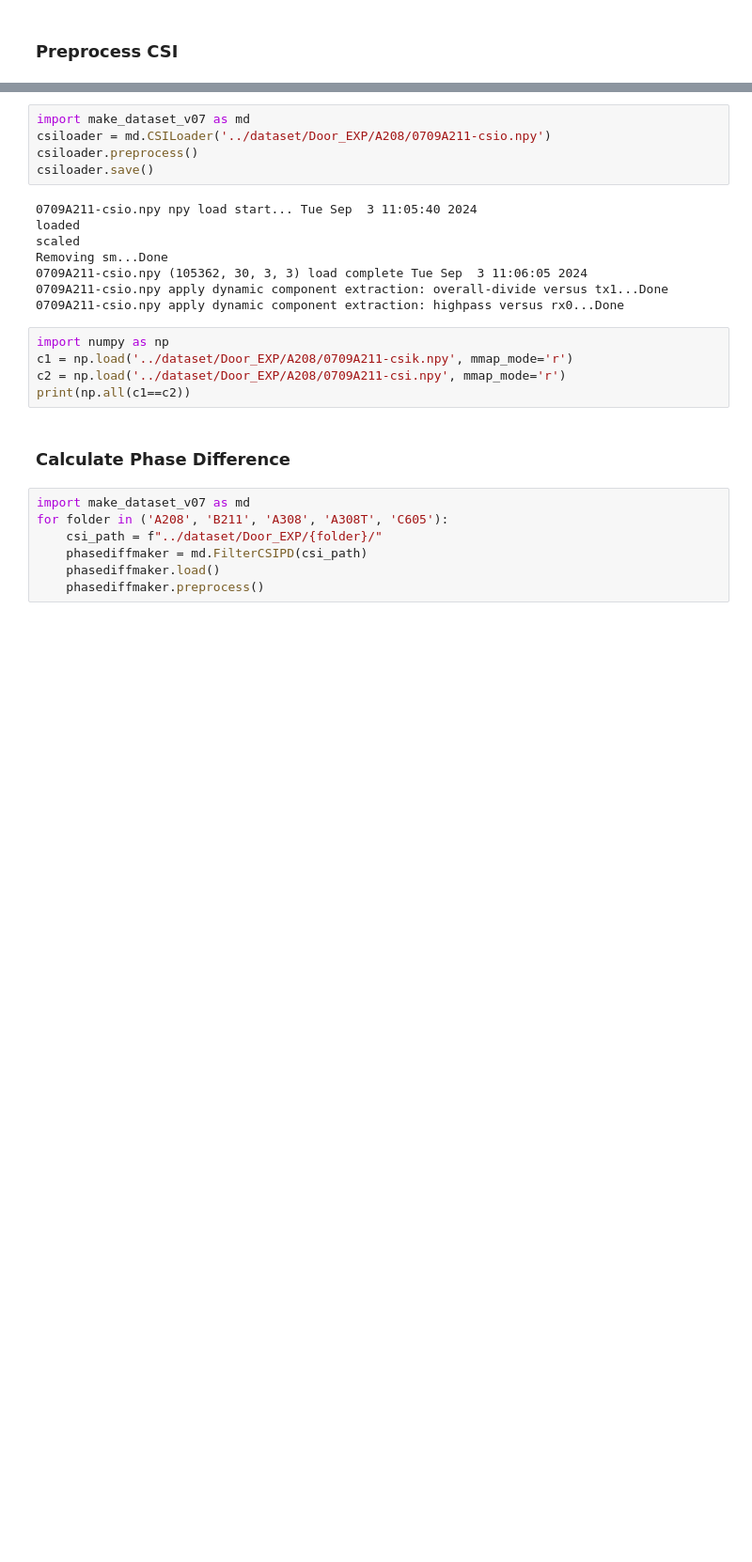
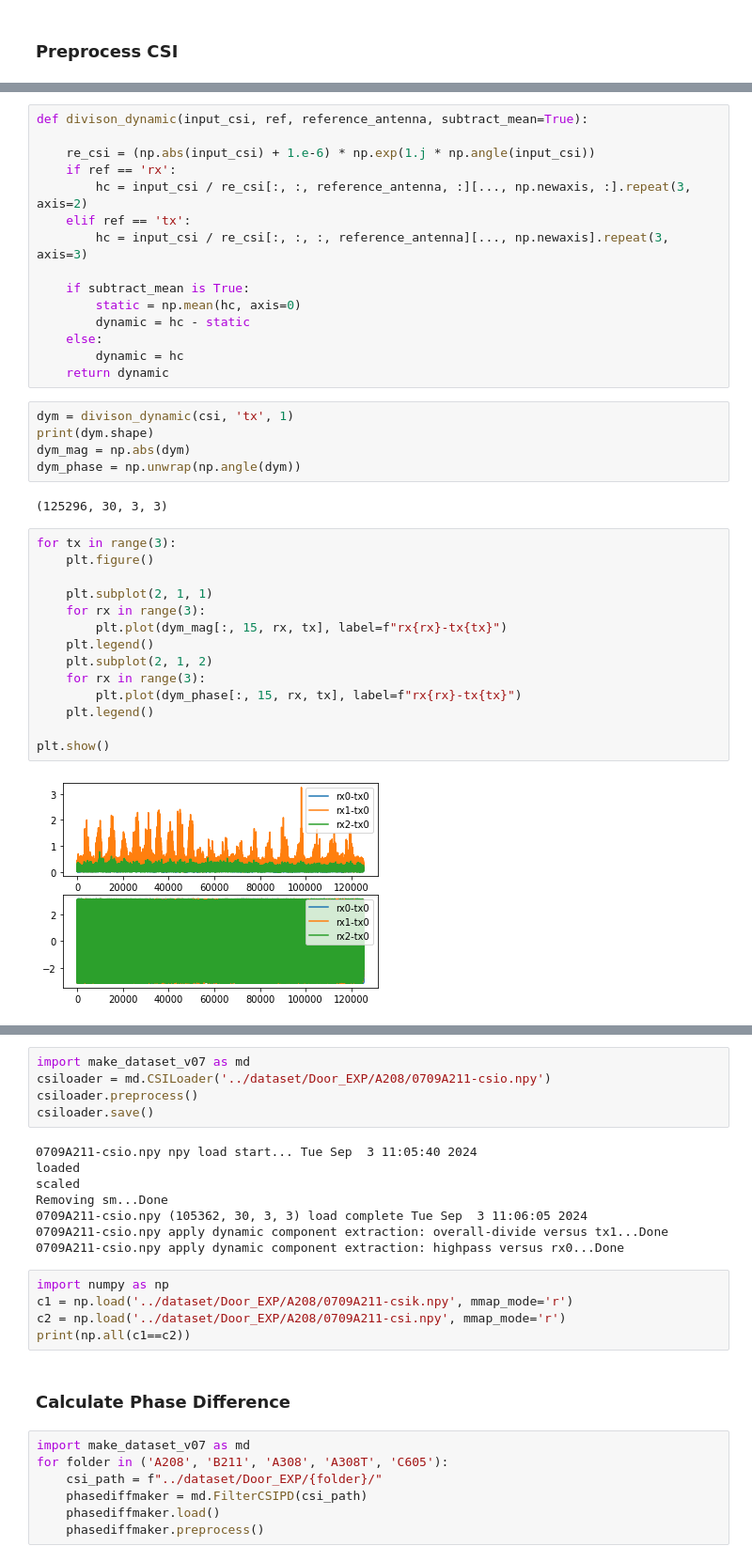
Before and after one commit to MilkywayCocktail/CSI-python, a Jupyter notebook: Door_dataset.ipynb, the cells around one changed output, grey strips where cells are left out. Shown at 94% size. Saved outputs shown, nothing was run; the diff lists cells and outputs as text; blank space fills up the shorter version.

```diff
--- a/Door_dataset.ipynb
+++ b/Door_dataset.ipynb
@@ -65,0 +185,38 @@ plt.show()
+# %%
+def divison_dynamic(input_csi, ref, reference_antenna, subtract_mean=True):
+
+    re_csi = (np.abs(input_csi) + 1.e-6) * np.exp(1.j * np.angle(input_csi))
+    if ref == 'rx':
+        hc = input_csi / re_csi[:, :, reference_antenna, :][..., np.newaxis, :].repeat(3, axis=2)
+    elif ref == 'tx':
+        hc = input_csi / re_csi[:, :, :, reference_antenna][..., np.newaxis].repeat(3, axis=3)
+
+    if subtract_mean is True:
+        static = np.mean(hc, axis=0)
+        dynamic = hc - static
+    else:
+        dynamic = hc
+    return dynamic
+# %%
+dym = divison_dynamic(csi, 'tx', 1)
+print(dym.shape)
+dym_mag = np.abs(dym)
+dym_phase = np.unwrap(np.angle(dym))
+# %% [output]
+(125296, 30, 3, 3)
+# %%
+for tx in range(3):
+    plt.figure()
+
+    plt.subplot(2, 1, 1)
+    for rx in range(3):
+        plt.plot(dym_mag[:, 15, rx, tx], label=f"rx{rx}-tx{tx}")
+    plt.legend()
+    plt.subplot(2, 1, 2)
+    for rx in range(3):
+        plt.plot(dym_phase[:, 15, rx, tx], label=f"rx{rx}-tx{tx}")
+    plt.legend()
+
+plt.show()
+# %% [output]
+[figure, added]
```
Also changed, not shown: parts of 20 cells of this notebook, 4 other files.
